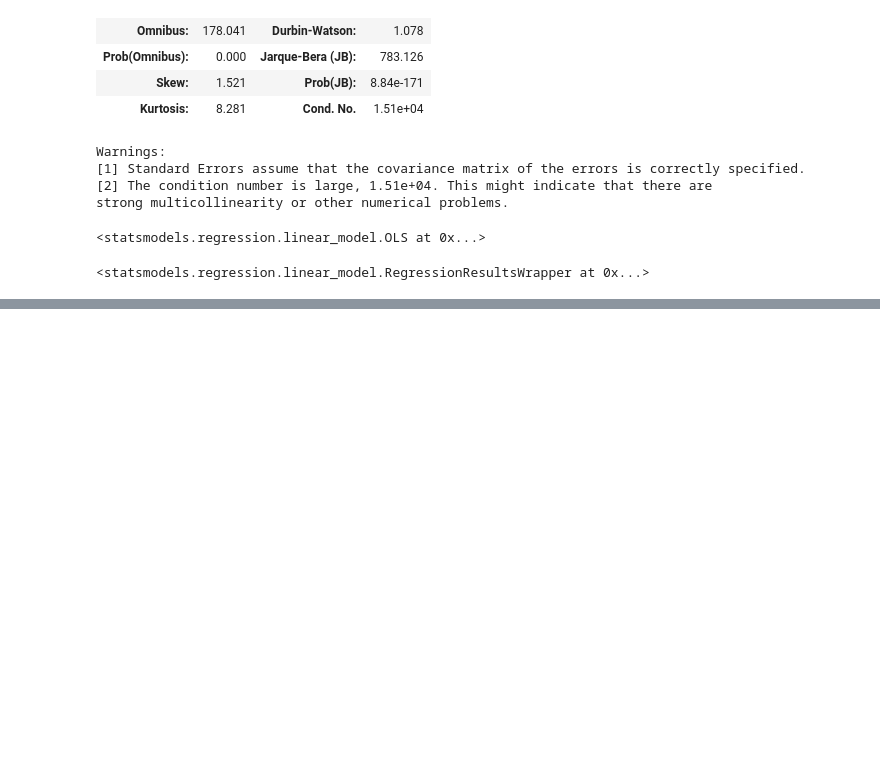
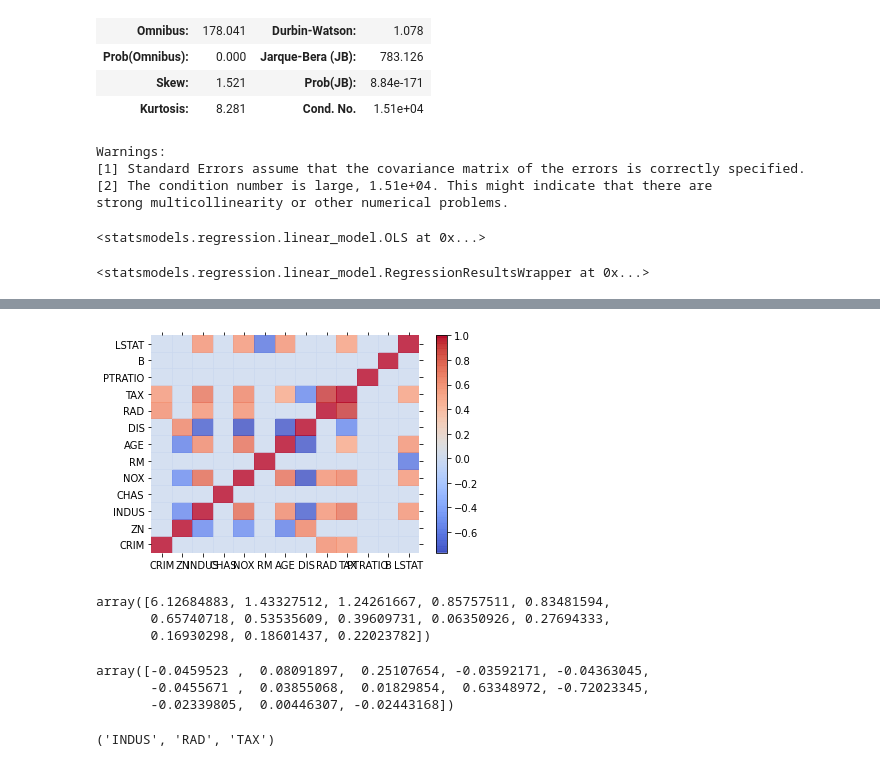
Before and after one commit to leehosung/regression, a Jupyter notebook: 3. 다중회귀분석/3.1 여러 특성 사용.ipynb, the cells around one changed output, grey strips where cells are left out. Saved outputs shown, nothing was run; the diff lists cells and outputs as text; code cells hidden in the pictures; blank space fills up the shorter version.

```diff
--- a/3. 다중회귀분석/3.1 여러 특성 사용.ipynb
+++ b/3. 다중회귀분석/3.1 여러 특성 사용.ipynb
@@ -77,0 +80,3 @@ fitted_model
+# %%
+X = dataset.iloc[:, :-1]
+X
@@ -77,0 +115,48 @@ fitted_model
+# %%
+def visualize_correlation_matrix(data, hurdle = 0.0):
+    R = np.corrcoef(data, rowvar=0)
+    R[np.where(np.abs(R) < hurdle)] = 0.0
+    heatmap = plt.pcolor(R, cmap=mpl.cm.coolwarm, alpha=0.8)
+    heatmap.axes.set_frame_on(False)
+    heatmap.axes.set_yticks(np.arange(R.shape[0]) + 0.5, minor=False)
+    heatmap.axes.set_xticks(np.arange(R.shape[1]) + 0.5, minor=False)
+    heatmap.axes.set_xticklabels(variables, minor=False)
+    heatmap.axes.set_yticklabels(variables, minor=False)
+    plt.tick_params(axis='both', which='both', bottom='off', top='off', left='off', right='off')
+    plt.colorbar()
+    plt.show()
+
+    R = np.corrcoef(data, rowvar=0)
+    R[np.where(np.abs(R)<hurdle)] = 0.0
+    heatmap = plt.pcolor(R, cmap=mpl.cm.coolwarm, alpha=0.8)
+    heatmap.axes.set_frame_on(False)
+    heatmap.axes.set_yticks(np.arange(R.shape[0]) + 0.5, minor=False)
+    heatmap.axes.set_xticks(np.arange(R.shape[1]) + 0.5, minor=False)
+    heatmap.axes.set_xticklabels(variables, minor=False)
+    plt.xticks(rotation=90)
+    heatmap.axes.set_yticklabels(variables, minor=False)
+    plt.tick_params(axis='both', which='both', bottom='off', top='off', left = 'off', right = 'off')
+    plt.colorbar()
+    plt.show()
+
+visualize_correlation_matrix(X, hurdle=0.5)
+# %% [output]
+[figure, added]
+# %%
+corr = np.corrcoef(X, rowvar = 0)
+eigenvalues, eigenvectors = np.linalg.eig(corr)
+eigenvalues
+# %% [output]
+array([6.12684883, 1.43327512, 1.24261667, 0.85757511, 0.83481594,
+       0.65740718, 0.53535609, 0.39609731, 0.06350926, 0.27694333,
+       0.16930298, 0.18601437, 0.22023782])
+# %%
+eigenvectors[:,8]
+# %% [output]
+array([-0.0459523 ,  0.08091897,  0.25107654, -0.03592171, -0.04363045,
+       -0.0455671 ,  0.03855068,  0.01829854,  0.63348972, -0.72023345,
+       -0.02339805,  0.00446307, -0.02443168])
+# %%
+variables[2], variables[8], variables[9]
+# %% [output]
+('INDUS', 'RAD', 'TAX')
```
Also changed, not shown: parts of 3 cells of this notebook, 1 other file.
